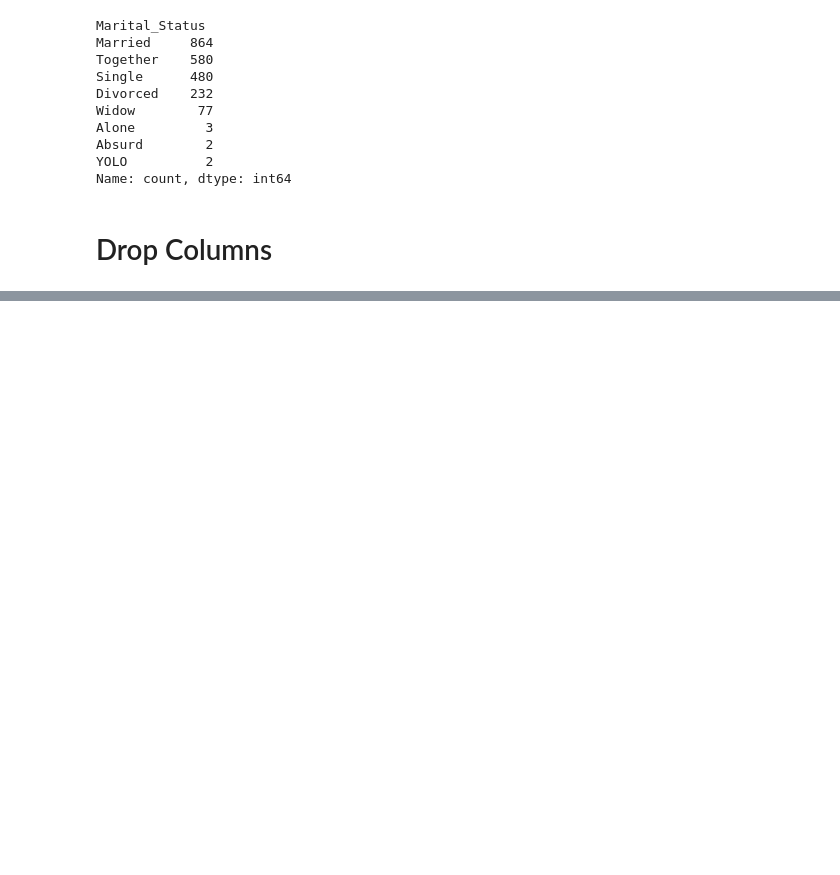
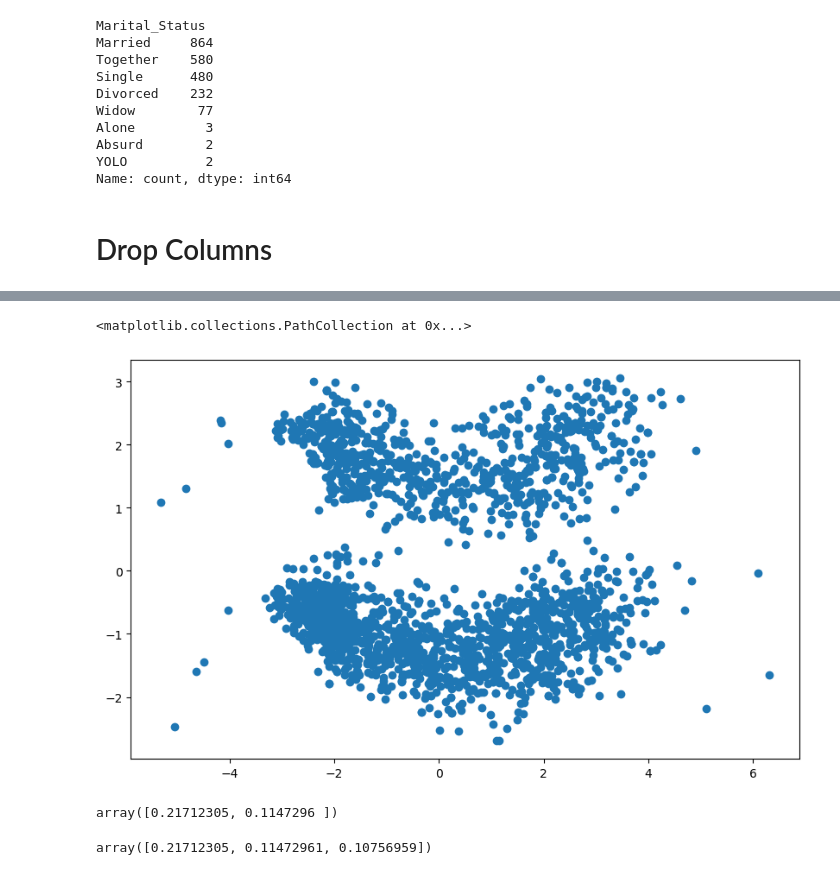
Before and after one commit to Deptek/Projects, a Jupyter notebook: Customer_segmentation.ipynb, the cells around one changed output, grey strips where cells are left out. Drawn from its saved outputs; the diff is of its cells as text; code cells hidden in the pictures; blank space fills up the shorter version.

```diff
--- a/Customer_segmentation.ipynb
+++ b/Customer_segmentation.ipynb
@@ -157,0 +171,12 @@ Name: Age, Length: 2240, dtype: bool
+# %%
+from sklearn.preprocessing import OneHotEncoder
+
+one= OneHotEncoder()
+
+cat_cols= ["Education","Living_With"]
+
+enc_cols= one.fit_transform(df_cleaned[cat_cols])
+
+enc_df= pd.DataFrame(enc_cols.toarray(), columns=one.get_feature_names_out(cat_cols), index= df_cleaned.index)
+# %%
+df_enc=pd.concat([df_cleaned.drop(columns=cat_cols),enc_df], axis= 1)
@@ -157,0 +189,6 @@ Name: Age, Length: 2240, dtype: bool
+# %%
+from sklearn.preprocessing import StandardScaler
+
+X= df_enc
+scaler= StandardScaler()
+X_sca= scaler.fit_transform(X)
@@ -157,0 +197,27 @@ Name: Age, Length: 2240, dtype: bool
+# %%
+# For 2D visials we will use PCA
+from sklearn.decomposition import PCA
+
+pca= PCA(n_components=2)
+
+X_pca= pca.fit_transform(X_sca)
+# %%
+plt.figure(figsize=(10,6))
+
+plt.scatter(X_pca[:,0],X_pca[:,1])
+# %% [output]
+<matplotlib.collections.PathCollection at 0x...>
+[figure, added]
+# %%
+pca.explained_variance_ratio_
+# %% [output]
+array([0.21712305, 0.1147296 ])
+# %%
+# 3D visuals
+pca= PCA(n_components=3)
+
+X_pca= pca.fit_transform(X_sca)
+
+pca.explained_variance_ratio_
+# %% [output]
+array([0.21712305, 0.11472961, 0.10756959])
```
Also changed, not shown: parts of 34 cells of this notebook.
